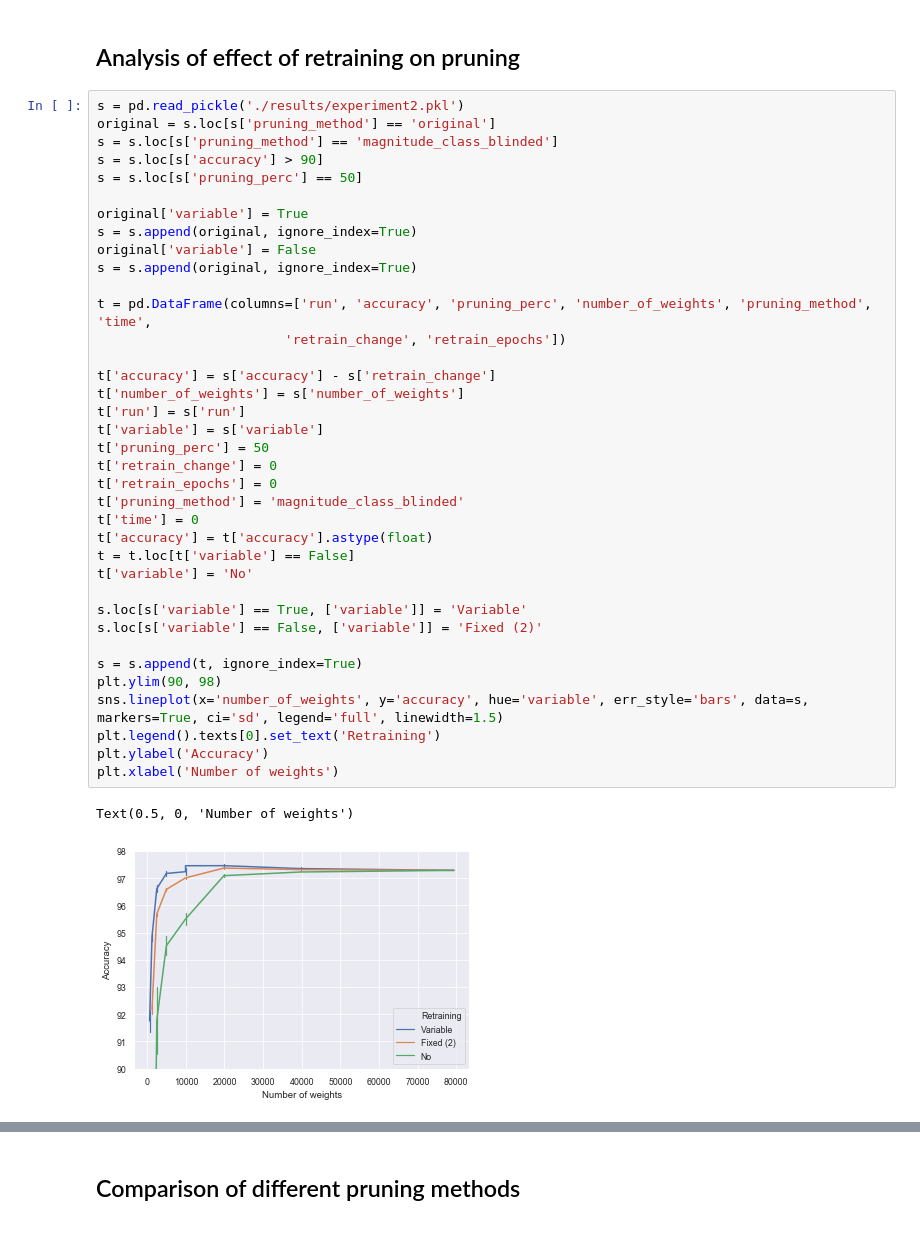
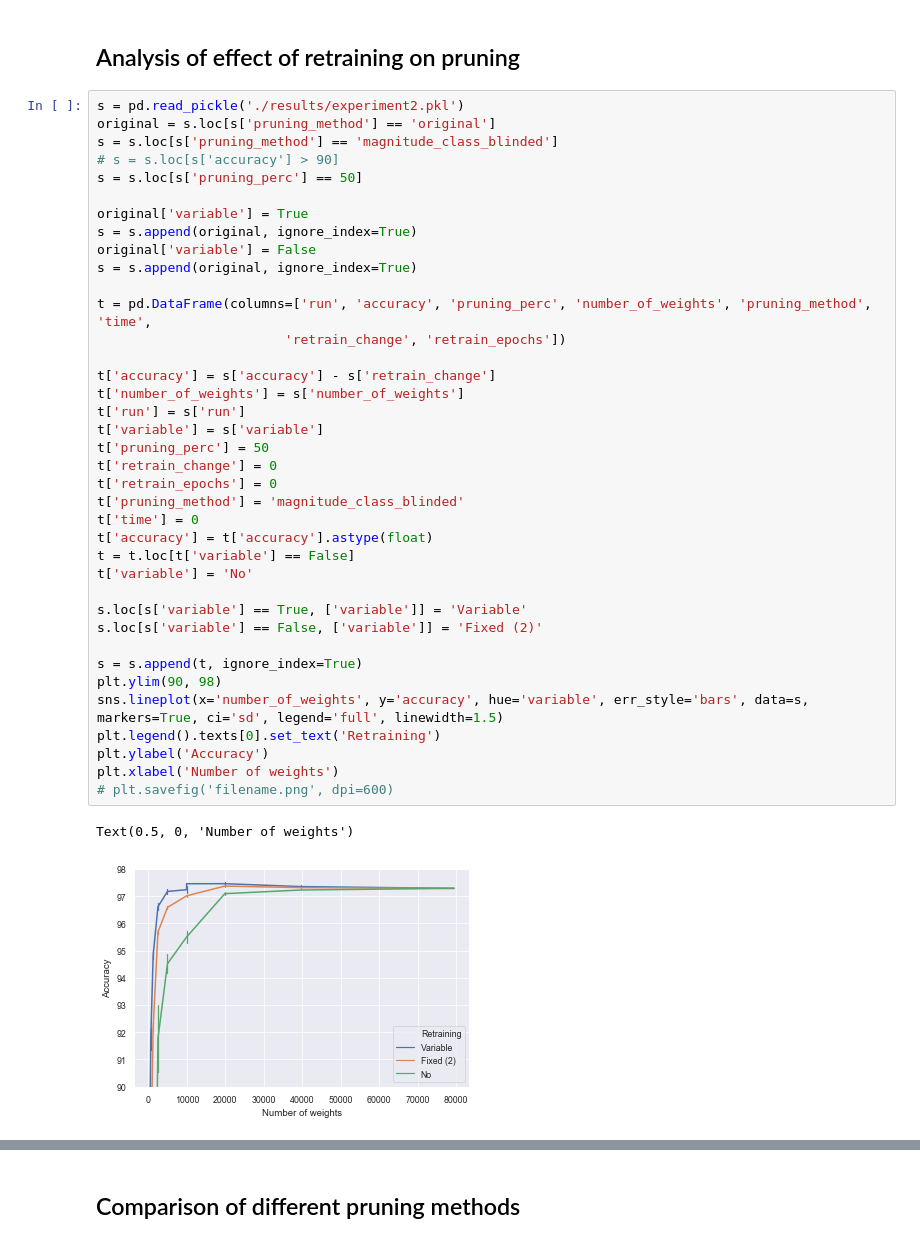
Before and after one commit to pauleon2/pruning-nn, a Jupyter notebook: evaluation.ipynb, the cells around one changed output, grey strips where cells are left out. Drawn from its saved outputs; the diff is of its cells as text.

```diff
--- a/evaluation.ipynb
+++ b/evaluation.ipynb
@@ -186,7 +216,7 @@ Text(0.5, 0, 'Pruning strategy')
 s = pd.read_pickle('./results/experiment2.pkl')
 original = s.loc[s['pruning_method'] == 'original']
 s = s.loc[s['pruning_method'] == 'magnitude_class_blinded']
-s = s.loc[s['accuracy'] > 90]
+# s = s.loc[s['accuracy'] > 90]
 s = s.loc[s['pruning_perc'] == 50]
 
 original['variable'] = True
@@ -194,31 +224,32 @@ s = s.append(original, ignore_index=True)
 original['variable'] = False
 s = s.append(original, ignore_index=True)
 
 t = pd.DataFrame(columns=['run', 'accuracy', 'pruning_perc', 'number_of_weights', 'pruning_method', 'time',
                         'retrain_change', 'retrain_epochs'])
 
 t['accuracy'] = s['accuracy'] - s['retrain_change']
 t['number_of_weights'] = s['number_of_weights']
 t['run'] = s['run']
 t['variable'] = s['variable']
 t['pruning_perc'] = 50
 t['retrain_change'] = 0
 t['retrain_epochs'] = 0
 t['pruning_method'] = 'magnitude_class_blinded'
 t['time'] = 0
 t['accuracy'] = t['accuracy'].astype(float)
 t = t.loc[t['variable'] == False]
 t['variable'] = 'No'
 
 s.loc[s['variable'] == True, ['variable']] = 'Variable'
 s.loc[s['variable'] == False, ['variable']] = 'Fixed (2)'
 
 s = s.append(t, ignore_index=True)
 plt.ylim(90, 98)
 sns.lineplot(x='number_of_weights', y='accuracy', hue='variable', err_style='bars', data=s, markers=True, ci='sd', legend='full', linewidth=1.5)
 plt.legend().texts[0].set_text('Retraining')
 plt.ylabel('Accuracy')
 plt.xlabel('Number of weights')
+# plt.savefig('filename.png', dpi=600)
 # %% [output]
 Text(0.5, 0, 'Number of weights')
-[figure, old version]
+[figure, new version]
```
Also changed, not shown: parts of 18 cells of this notebook, 4 other files.
